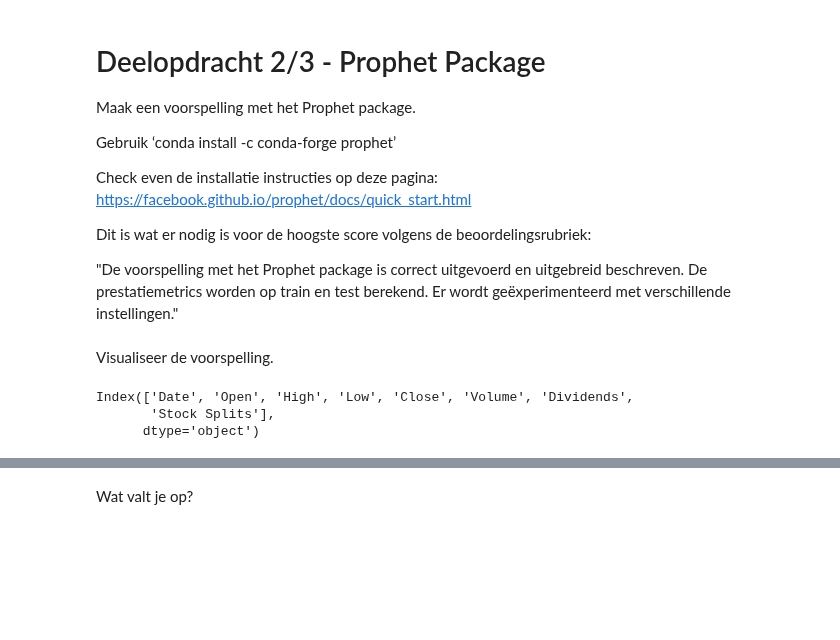
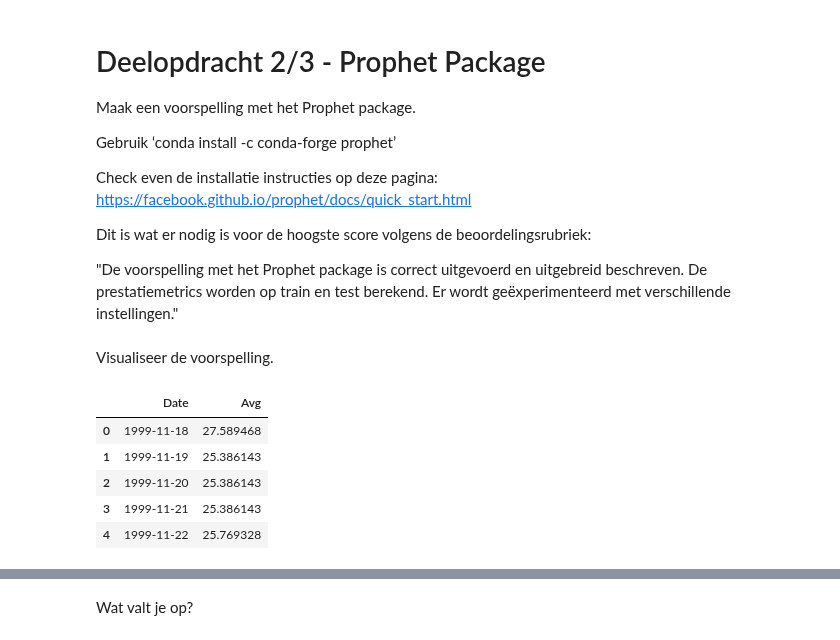
Before and after one commit to yanj27/Smart_Industry, a Jupyter notebook: Data Mining/Opdracht 4/Data Mining - Opdracht 4 (Tijdreeksen).ipynb, the cells around one changed output, grey strips where cells are left out. Saved outputs shown, nothing was run; the diff lists cells and outputs as text; code cells hidden in the pictures; blank space fills up the shorter version.

```diff
--- a/Data Mining/Opdracht 4/Data Mining - Opdracht 4 (Tijdreeksen).ipynb
+++ b/Data Mining/Opdracht 4/Data Mining - Opdracht 4 (Tijdreeksen).ipynb
@@ -245,13 +244,14 @@ Dit is wat er nodig is voor de hoogste score volgens de beoordelingsrubriek:
 "De voorspelling met het Prophet package is correct uitgevoerd en uitgebreid beschreven. De prestatiemetrics worden op train en test berekend. Er wordt geëxperimenteerd met verschillende instellingen."
 # %% [markdown]
 Visualiseer de voorspelling.
-# %%
-import pandas as pd
-
-df = pd.read_csv('A.csv')
-print(df.columns)
-# %% [output]
-Index(['Date', 'Open', 'High', 'Low', 'Close', 'Volume', 'Dividends',
-       'Stock Splits'],
-      dtype='object')
+# %%
+df = data_filtered.copy().reset_index()[['Date', 'Avg']]
+df.head()
+# %% [output]
+|  | Date | Avg |
+| 0 | 1999-11-18 | 27.589468 |
+| 1 | 1999-11-19 | 25.386143 |
+| 2 | 1999-11-20 | 25.386143 |
+| 3 | 1999-11-21 | 25.386143 |
+| 4 | 1999-11-22 | 25.769328 |
 # %%
```
Also changed, not shown: parts of 16 cells of this notebook.
